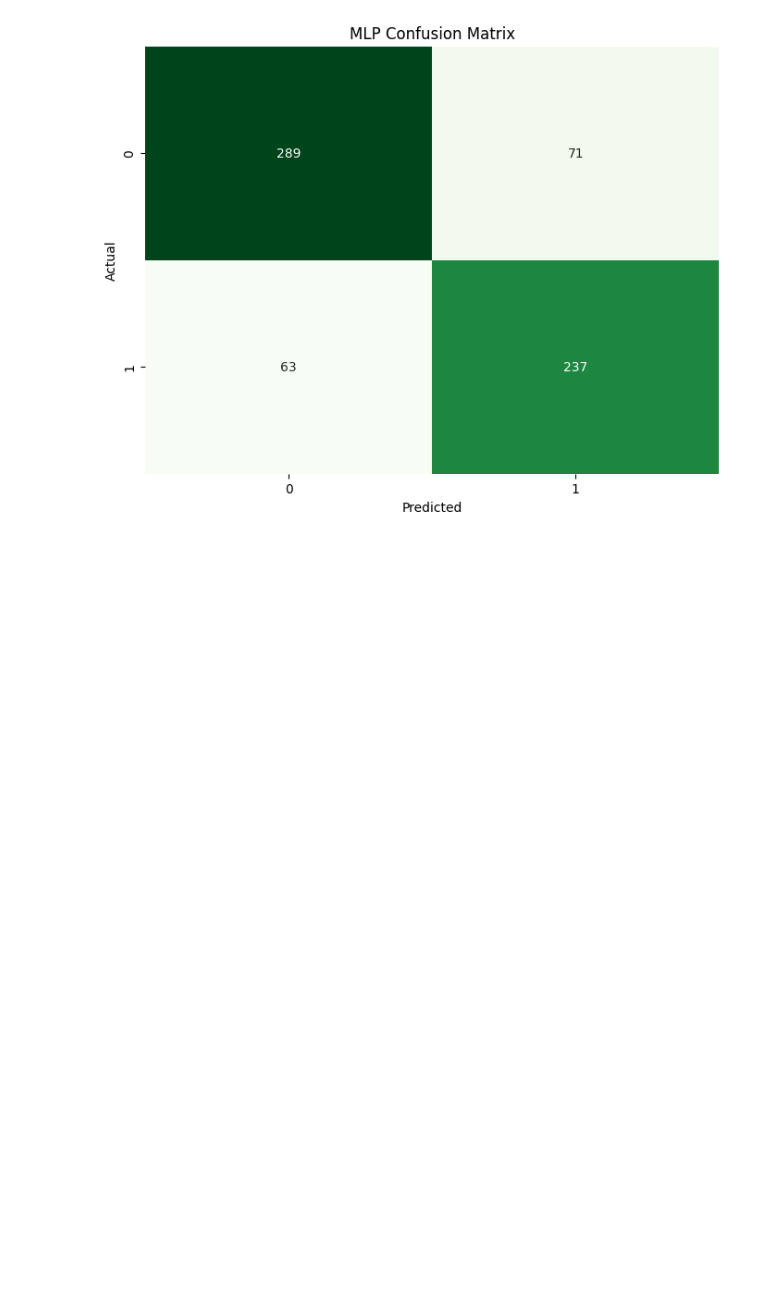
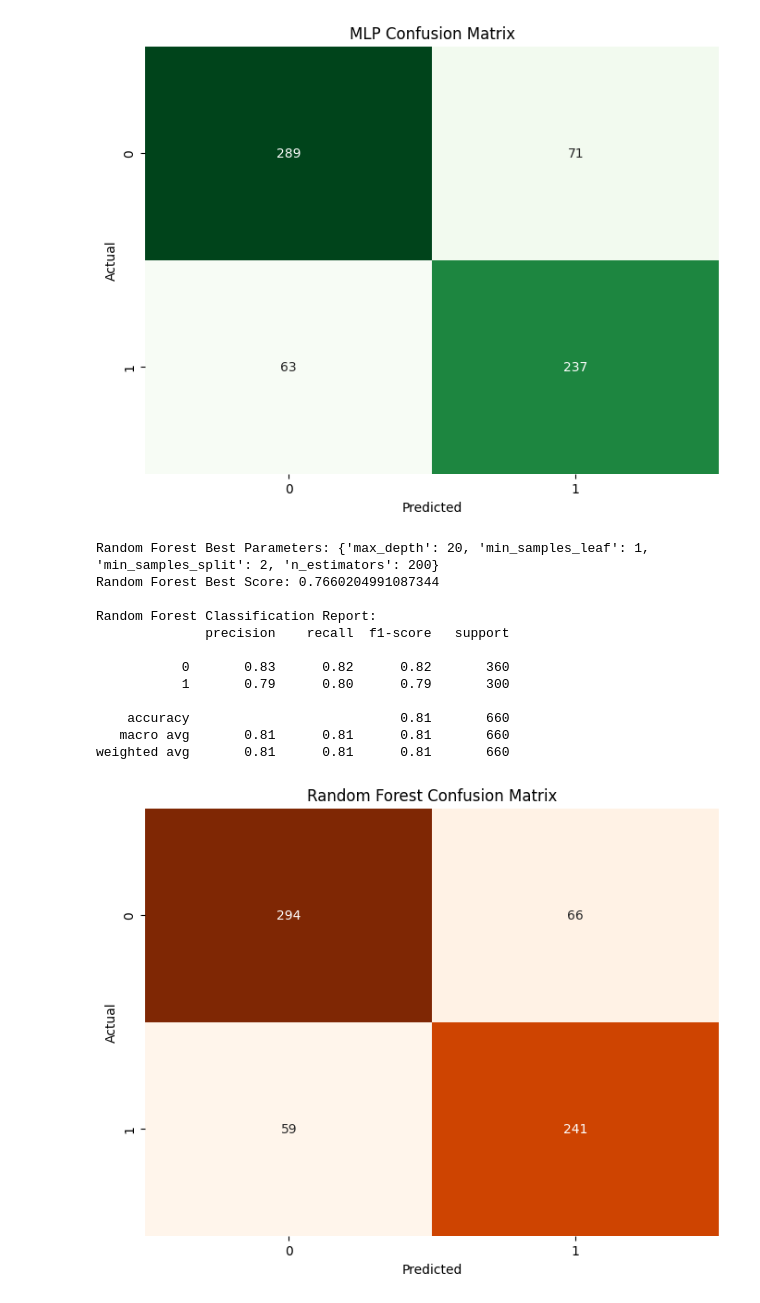
Before and after one commit to AK-26David/Skin-Lesions-classifications-and-Development-of-GUI-MLMiniProject-ResearchPaper--Sem5, a Jupyter notebook: main_test.ipynb, the cells around one changed output. Drawn from its saved outputs; the diff is of its cells as text; code cells hidden in the pictures; blank space fills up the shorter version.

```diff
--- a/main_test.ipynb
+++ b/main_test.ipynb
@@ -890,3 +890,46 @@ MLP Classification Report:
    macro avg       0.80      0.80      0.80       660
 weighted avg       0.80      0.80      0.80       660
 [figure]
+# %%
+from sklearn.ensemble import RandomForestClassifier
+
+# Random Forest Model with Grid Search
+rf_param_grid = {
+    'n_estimators': [50, 100, 200],
+    'max_depth': [None, 10, 20, 30],
+    'min_samples_split': [2, 5, 10],
+    'min_samples_leaf': [1, 2, 4]
+}
+rf_grid = GridSearchCV(RandomForestClassifier(random_state=42), rf_param_grid, cv=5, n_jobs=-1)
+rf_grid.fit(X_train_scaled, y_train)
+
+print("\nRandom Forest Best Parameters:", rf_grid.best_params_)
+print("Random Forest Best Score:", rf_grid.best_score_)
+
+# Predictions and evaluation for Random Forest
+rf_pred = rf_grid.predict(X_test_scaled)
+print("\nRandom Forest Classification Report:")
+print(classification_report(y_test, rf_pred))
+
+# Plot Random Forest Confusion Matrix
+plt.figure(figsize=(8, 6))
+rf_cm = confusion_matrix(y_test, rf_pred)
+sns.heatmap(rf_cm, annot=True, fmt='d', cmap='Oranges', cbar=False)
+plt.title("Random Forest Confusion Matrix")
+plt.xlabel("Predicted")
+plt.ylabel("Actual")
+plt.show()
+# %% [output]
+Random Forest Best Parameters: {'max_depth': 20, 'min_samples_leaf': 1, 'min_samples_split': 2, 'n_estimators': 200}
+Random Forest Best Score: 0.7660204991087344
+
+Random Forest Classification Report:
+              precision    recall  f1-score   support
+
+           0       0.83      0.82      0.82       360
+           1       0.79      0.80      0.79       300
+
+    accuracy                           0.81       660
+   macro avg       0.81      0.81      0.81       660
+weighted avg       0.81      0.81      0.81       660
+[figure, added]
```
Also changed, not shown: parts of 1 cell of this notebook.
